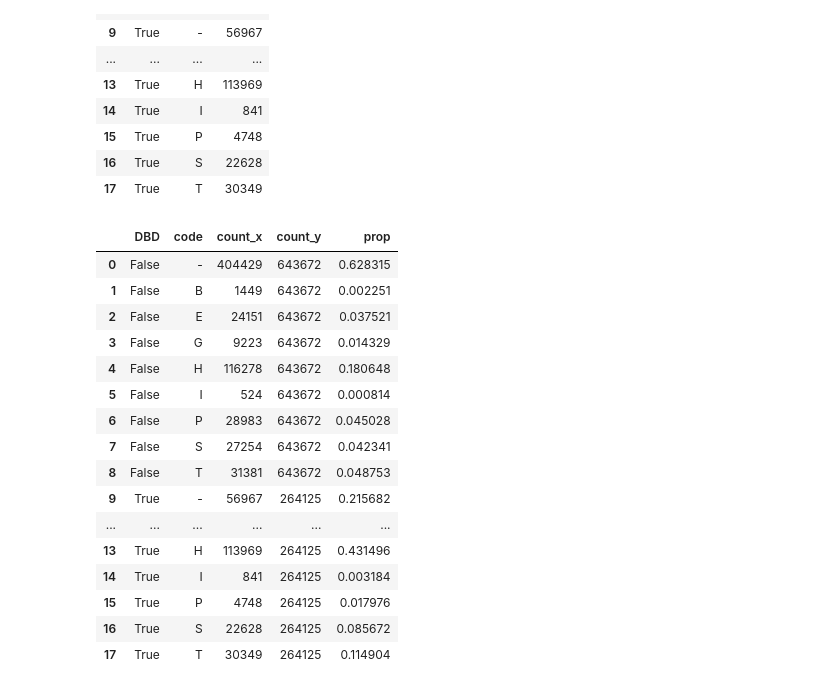
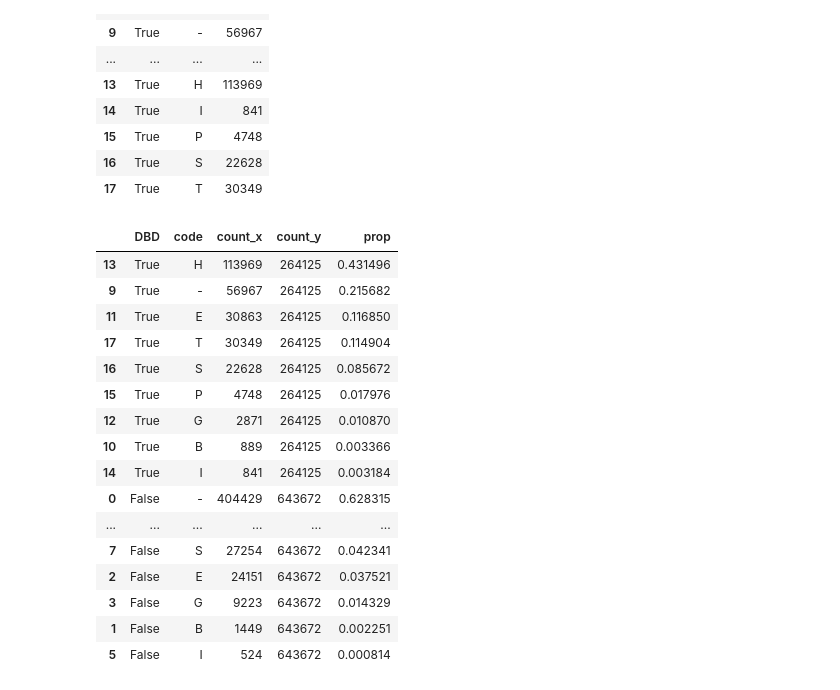
Before and after one commit to sanjanakotha/SFARI, a Jupyter notebook: notebooks/Analyzing Activator TF DSSP.ipynb, the cells around one changed output. Cells and saved outputs as stored; diff of their text form; code cells hidden in the pictures.

```diff
--- a/notebooks/Analyzing Activator TF DSSP.ipynb
+++ b/notebooks/Analyzing Activator TF DSSP.ipynb
@@ -153,9 +155,9 @@ display(non_dbd_rows)
 | 907796 | 458 | - | Q8TBJ5 | False |
 643672 rows × 4 columns
 # %%
-code_counts = TF_dssp_with_dom.groupby(["DBD", "code"])[["DBD", "code"]].size().reset_index()
-code_counts.columns = ['DBD', 'code', 'count']
-code_counts
+DBD_code_counts = TF_dssp_with_dom.groupby(["DBD", "code"])[["DBD", "code"]].size().reset_index()
+DBD_code_counts.columns = ['DBD', 'code', 'count']
+DBD_code_counts
 # %% [output]
 |  | DBD | code | count |
 | 0 | False | - | 404429 |
@@ -175,24 +177,25 @@ code_counts
 | 16 | True | S | 22628 |
 | 17 | True | T | 30349 |
 # %%
-code_props = pd.merge(code_counts, code_counts.groupby("DBD").sum().reset_index().drop(columns = "code"), on = "DBD")
-code_props["prop"] = code_props["count_x"] / code_props["count_y"]
-code_props
+DBD_code_props = pd.merge(DBD_code_counts, DBD_code_counts.groupby("DBD").sum().reset_index().drop(columns = "code"), on = "DBD")
+DBD_code_props["prop"] = DBD_code_props["count_x"] / DBD_code_props["count_y"]
+DBD_code_props = DBD_code_props.sort_values(by = ["DBD", "prop"], ascending = [False, False])
+DBD_code_props
 # %% [output]
 |  | DBD | code | count_x | count_y | prop |
+| 13 | True | H | 113969 | 264125 | 0.431496 |
+| 9 | True | - | 56967 | 264125 | 0.215682 |
+| 11 | True | E | 30863 | 264125 | 0.116850 |
+| 17 | True | T | 30349 | 264125 | 0.114904 |
+| 16 | True | S | 22628 | 264125 | 0.085672 |
+| 15 | True | P | 4748 | 264125 | 0.017976 |
+| 12 | True | G | 2871 | 264125 | 0.010870 |
+| 10 | True | B | 889 | 264125 | 0.003366 |
+| 14 | True | I | 841 | 264125 | 0.003184 |
 | 0 | False | - | 404429 | 643672 | 0.628315 |
-| 1 | False | B | 1449 | 643672 | 0.002251 |
+| ... | ... | ... | ... | ... | ... |
+| 7 | False | S | 27254 | 643672 | 0.042341 |
 | 2 | False | E | 24151 | 643672 | 0.037521 |
 | 3 | False | G | 9223 | 643672 | 0.014329 |
-| 4 | False | H | 116278 | 643672 | 0.180648 |
+| 1 | False | B | 1449 | 643672 | 0.002251 |
 | 5 | False | I | 524 | 643672 | 0.000814 |
-| 6 | False | P | 28983 | 643672 | 0.045028 |
-| 7 | False | S | 27254 | 643672 | 0.042341 |
-| 8 | False | T | 31381 | 643672 | 0.048753 |
-| 9 | True | - | 56967 | 264125 | 0.215682 |
-| ... | ... | ... | ... | ... | ... |
-| 13 | True | H | 113969 | 264125 | 0.431496 |
-| 14 | True | I | 841 | 264125 | 0.003184 |
-| 15 | True | P | 4748 | 264125 | 0.017976 |
-| 16 | True | S | 22628 | 264125 | 0.085672 |
-| 17 | True | T | 30349 | 264125 | 0.114904 |
```
Also changed, not shown: parts of 34 cells of this notebook, 8 other files.
